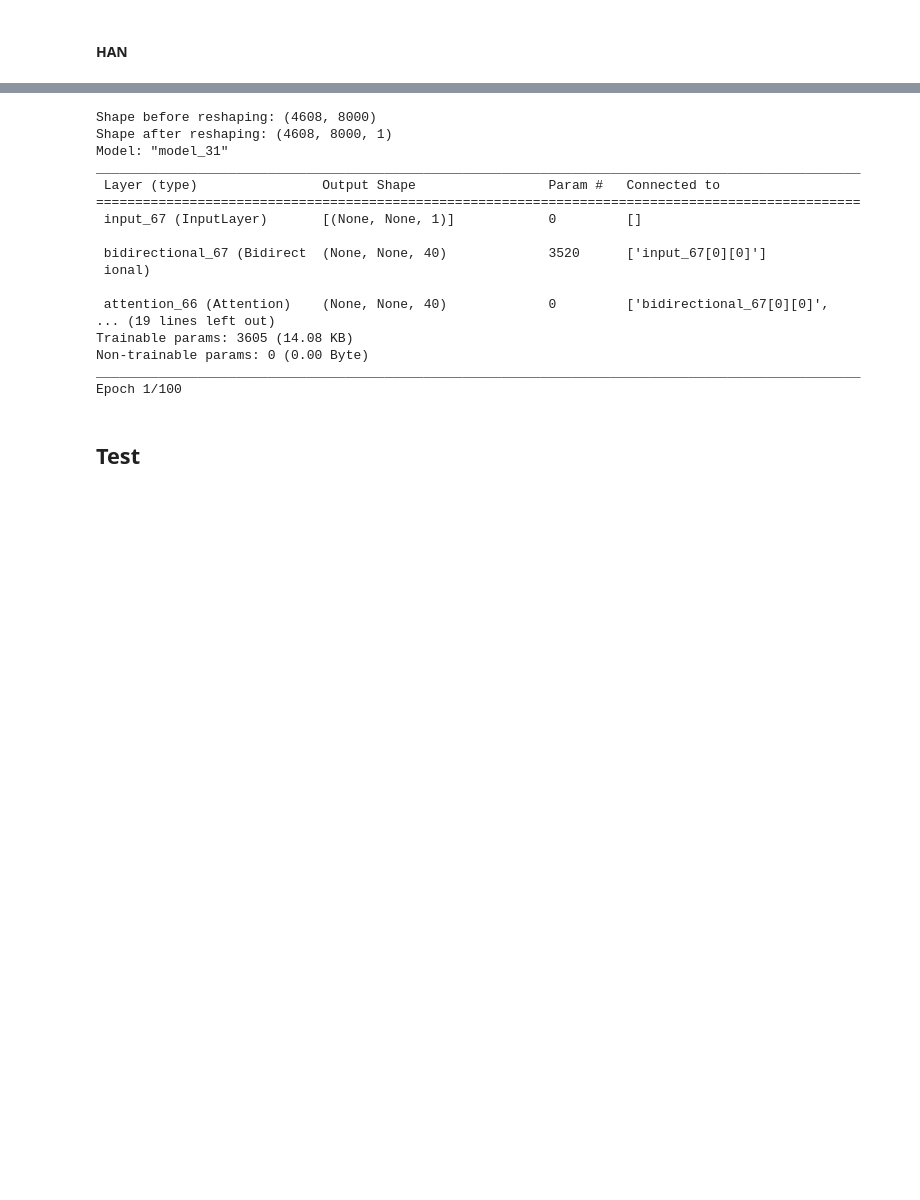
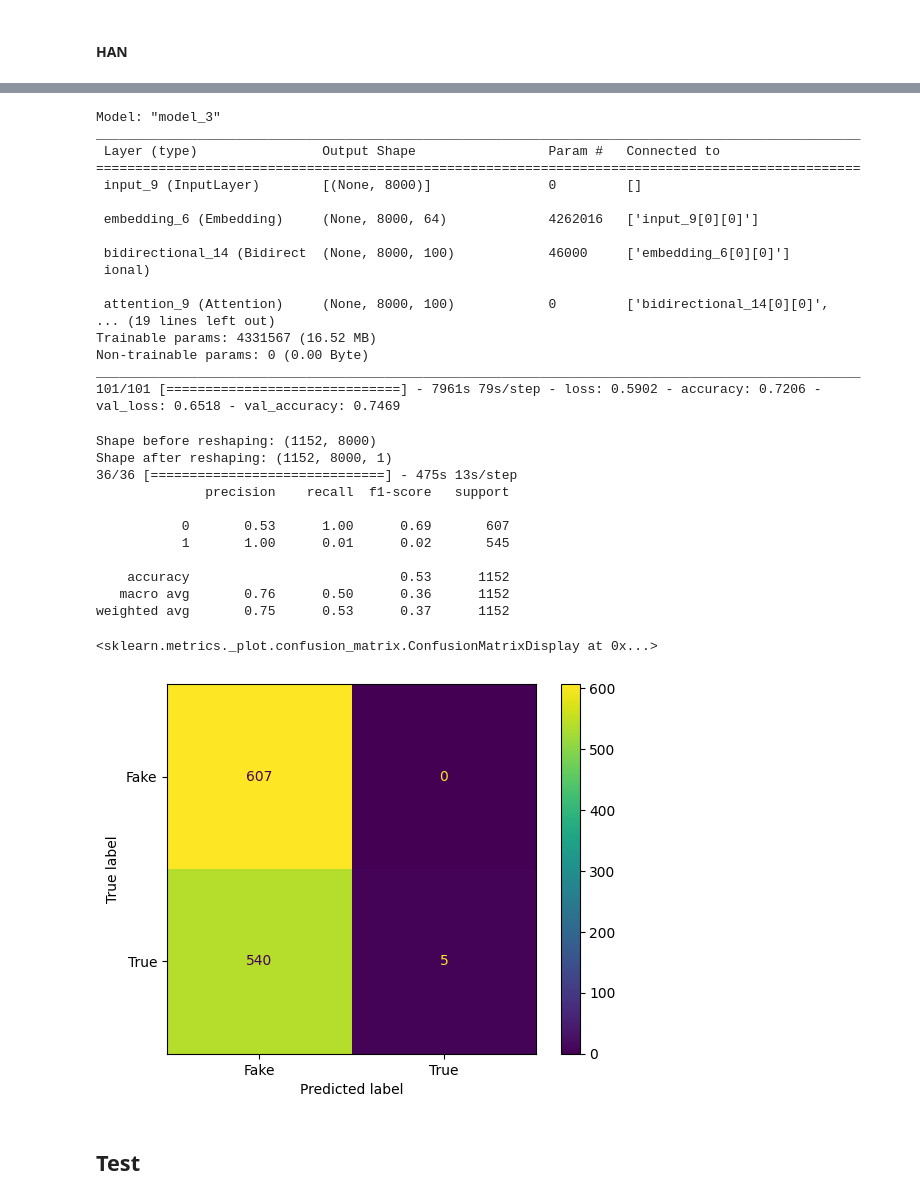
Before and after one commit to Systematicos/Model-dectation-fake-news, a Jupyter notebook: notebooks/main.ipynb, the cells around one changed output, grey strips where cells are left out. Drawn from its saved outputs; the diff is of its cells as text; code cells hidden in the pictures; blank space fills up the shorter version.

```diff
--- a/notebooks/main.ipynb
+++ b/notebooks/main.ipynb
@@ -223,57 +231,57 @@ from tensorflow.keras.models import Model
 from tensorflow.keras.callbacks import EarlyStopping
 
 early_stopping = EarlyStopping(monitor='val_loss', patience=3)
+output_dim = 64
 
-maxlen=1
+def word_attention(x):
+    return Attention()([x, x])
 
-print("Shape before reshaping:", train_padded_seqeunces.shape)
-x_train_padded_sequences = train_padded_seqeunces[:, :, tf.newaxis]
-print("Shape after reshaping:", x_train_padded_sequences.shape)
+def sentence_attention(x):
+    return Attention()([x, x])
+#print("Shape before reshaping:", train_padded_seqeunces.shape)
+#x_train_padded_sequences = train_padded_seqeunces[:, :, tf.newaxis]
+#print("Shape after reshaping:", x_train_padded_sequences.shape)
 
-document_input = Input(shape=(maxlen,), dtype='float32')
+document_input = Input(shape=(maxlen,))
 word_embedding = Embedding(vocab_length, output_dim, input_length=maxlen)(document_input)
 word_lstm = Bidirectional(LSTM(50, return_sequences=True))(word_embedding)
-word_attention = Attention()([word_lstm, word_lstm])
-word_representation = tf.reduce_sum(word_attention * word_lstm, axis=1)
+word_attention = word_attention(word_lstm)
+sentence_lstm = Bidirectional(LSTM(20, return_sequences=True))(word_attention)
+sentence_attention = sentence_attention(sentence_lstm)
+doc_lstm = Bidirectional(LSTM(10))(sentence_attention)
+dense_layer = Dense(5, activation='relu')(doc_lstm)
+dropout_layer = tf.keras.layers.Dropout(0.5)(dense_layer)
 
-sentence_input = Input(shape=(None, maxlen), dtype='float32')
-sentence_encoder = Bidirectional(LSTM(20, return_sequences=True))(sentence_input)
-sentence_attention = Attention()([sentence_encoder, sentence_encoder])
-sentence_representation = tf.reduce_sum(sentence_attention * sentence_encoder, axis=1)
-
-document_representation = Dense(2, activation='relu')(sentence_representation)
-document_representation = Dropout(0.5)(document_representation)
-output = Dense(1, activation='sigmoid')(document_representation)
-
+# Saída final
+output = Dense(1, activation='sigmoid')(dropout_layer)
 
 # Crie e compile o modelo
-model_han = Model(inputs=[sentence_input, document_input], outputs=output)
+model_han = tf.keras.Model(inputs=document_input, outputs=output)
 model_han.compile(optimizer='adam', loss='binary_crossentropy', metrics=['accuracy'])
 
 # Imprima o resumo do modelo
 model_han.summary()
 
-historyHAN = model_han.fit([x_train_padded_sequences, x_train_padded_sequences], Y_train, epochs=epochs,batch_size=64, validation_split=0.3, callbacks=[early_stopping])
-HAN_train = round(historyHAN.history['accuracy'][-1] * 100, 2)
-model_han.save('../models/modelHAN.keras', save_format='tf')
+historyHAN = model_han.fit( x_train_padded_sequences, Y_train, epochs=1, validation_split=0.3)
+#HAN_train = round(historyHAN.history['accuracy'][-1] * 100, 2)
 # %% [output]
-Shape before reshaping: (4608, 8000)
-Shape after reshaping: (4608, 8000, 1)
-Model: "model_31"
+Model: "model_3"
 __________________________________________________________________________________________________
  Layer (type)                Output Shape                 Param #   Connected to
 ==================================================================================================
- input_67 (InputLayer)       [(None, None, 1)]            0         []
+ input_9 (InputLayer)        [(None, 8000)]               0         []
 
- bidirectional_67 (Bidirect  (None, None, 40)             3520      ['input_67[0][0]']
+ embedding_6 (Embedding)     (None, 8000, 64)             4262016   ['input_9[0][0]']
+
+ bidirectional_14 (Bidirect  (None, 8000, 100)            46000     ['embedding_6[0][0]']
  ional)
 
- attention_66 (Attention)    (None, None, 40)             0         ['bidirectional_67[0][0]',
+ attention_9 (Attention)     (None, 8000, 100)            0         ['bidirectional_14[0][0]',
 ... (19 lines left out)
-Trainable params: 3605 (14.08 KB)
+Trainable params: 4331567 (16.52 MB)
 Non-trainable params: 0 (0.00 Byte)
 __________________________________________________________________________________________________
-Epoch 1/100
+101/101 [==============================] - 7961s 79s/step - loss: 0.5902 - accuracy: 0.7206 - val_loss: 0.6518 - val_accuracy: 0.7469
 # %%
 df_test = pd.read_csv('../data/test.csv')
 maxlen=256
@@ -298,36 +306,54 @@ def review_cleaning(text):
     return text
 
 df_test["preprocessed_news"] = df_test["preprocessed_news"].apply(remover_stop_words)
 df_test["preprocessed_news"] = df_test["preprocessed_news"].apply(review_cleaning)
 
 df_test['label'] = df_test.apply(lambda row: 0 if row.label == 'fake' else 1, axis=1)
 
 X_test = df_test['preprocessed_news'].apply(lambda x: x.lower())
 
 test_tokenizer = tf.keras.preprocessing.text.Tokenizer(oov_token='<OOV>')
 test_tokenizer.fit_on_texts(X_test.values)
 test_word_index = test_tokenizer.word_index
 test_sequences = test_tokenizer.texts_to_sequences(X_test)
 vocab_length = len(test_word_index) + 1
-maxlen=256
-test_padded_seqeunces = tf.keras.preprocessing.sequence.pad_sequences(test_sequences, padding='post', maxlen=maxlen, truncating='post')
+maxlen=8000
+test_padded_seqeunces = tf.keras.preprocessing.sequence.pad_sequences(test_sequences,  maxlen=maxlen)
+
+print("Shape before reshaping:", test_padded_seqeunces.shape)
+x_test_padded_seqeunces = test_padded_seqeunces[:, :, tf.newaxis]
+print("Shape after reshaping:", x_test_padded_seqeunces.shape)
 
 Y_test = df_test['label']
 
-y_test_pred = model_han.predict(test_padded_seqeunces)
+y_test_pred = model_han.predict( x_test_padded_seqeunces)
 
 y_test_pred = (y_test_pred > 0.70).astype(int)
 
 Y_test = Y_test.astype(int)
 Y_test = Y_test.ravel()
 y_test_pred = y_test_pred.ravel()
 
 han_acc = round(accuracy_score(Y_test, y_test_pred), 2)
 
 cm = confusion_matrix(Y_test, y_test_pred)
 print(classification_report(Y_test, y_test_pred))
 
 ConfusionMatrixDisplay(confusion_matrix=cm, display_labels=['Fake','True']).plot()
+# %% [output]
+Shape before reshaping: (1152, 8000)
+Shape after reshaping: (1152, 8000, 1)
+36/36 [==============================] - 475s 13s/step
+              precision    recall  f1-score   support
+
+           0       0.53      1.00      0.69       607
+           1       1.00      0.01      0.02       545
+
+    accuracy                           0.53      1152
+   macro avg       0.76      0.50      0.36      1152
+weighted avg       0.75      0.53      0.37      1152
+<sklearn.metrics._plot.confusion_matrix.ConfusionMatrixDisplay at 0x...>
+[figure, added]
 # %% [markdown]
 ## Test
 # %%
```
Also changed, not shown: parts of 2 cells of this notebook, 53 other files.
